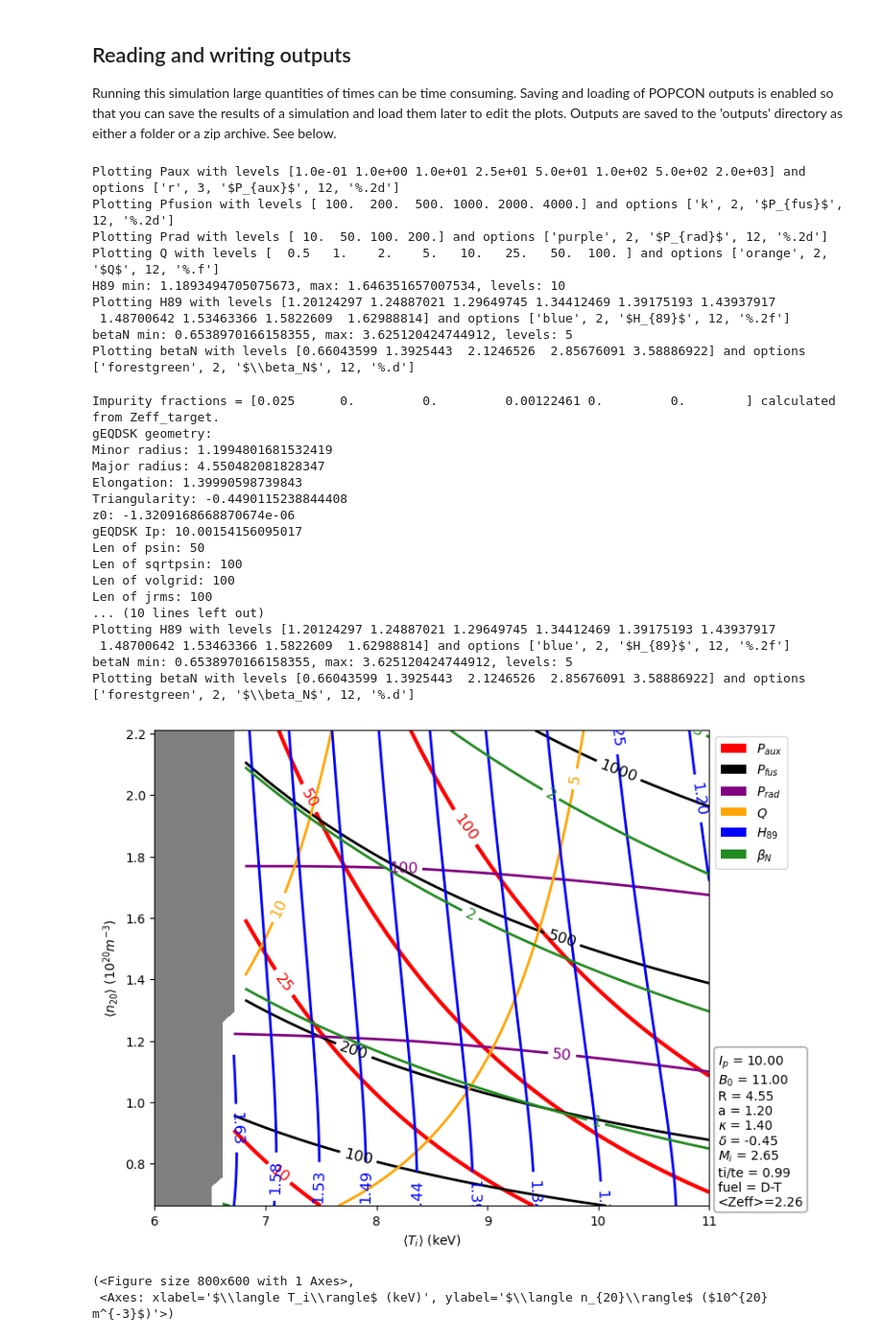
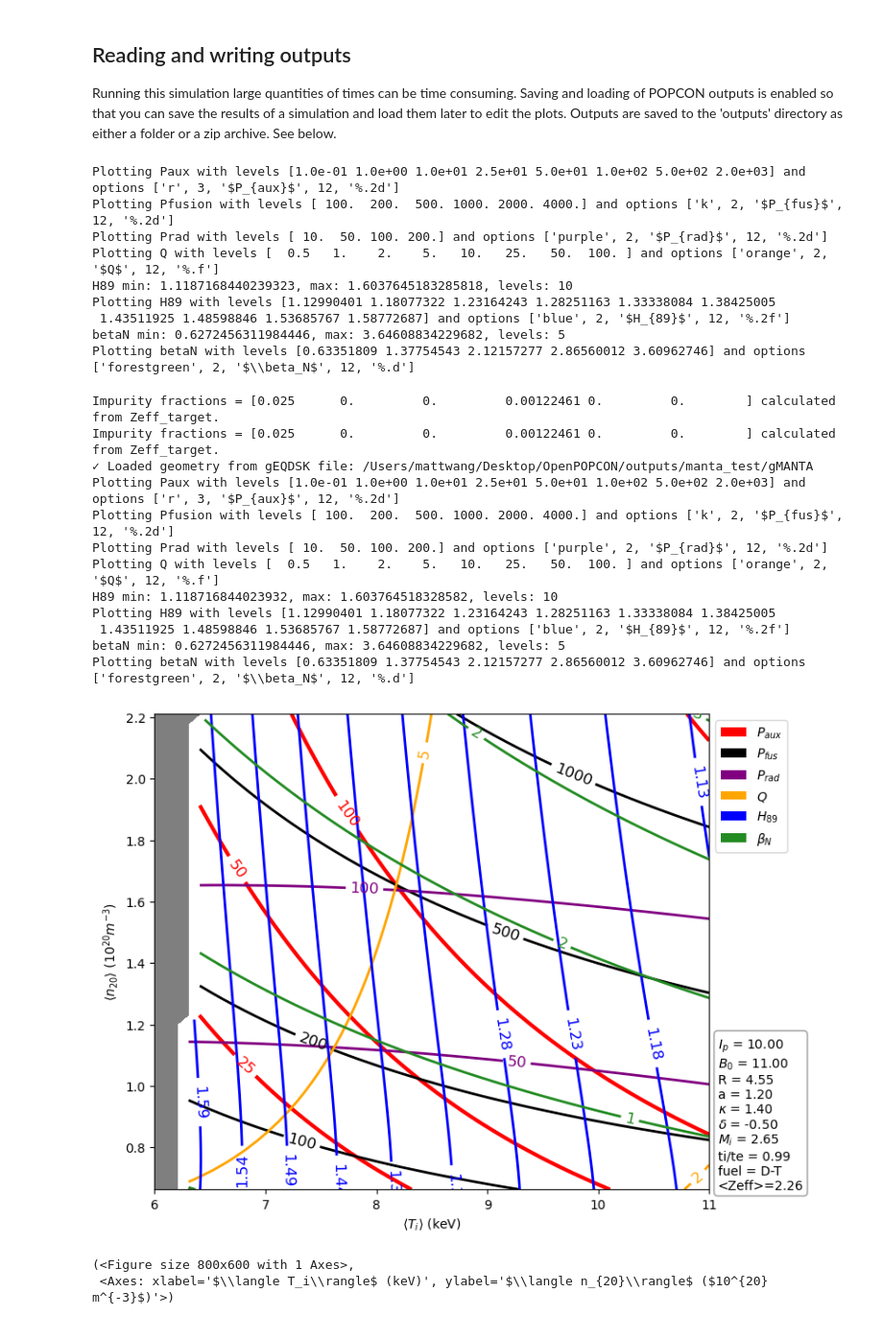
Before and after one commit to hansec/OpenPOPCON, a Jupyter notebook: resources/examples/MANTA/manta_ex.ipynb, the cells around one changed output. Shown at 96% size. Cells and saved outputs as stored; diff of their text form; code cells hidden in the pictures.

Commit message:
OpenPOPCON Stellarator implementation with Dr. Nelson

```diff
--- a/resources/examples/MANTA/manta_ex.ipynb
+++ b/resources/examples/MANTA/manta_ex.ipynb
@@ -120,39 +133,37 @@ betaN = 2.088
 
 Running this simulation large quantities of times can be time consuming. Saving and loading of POPCON outputs is enabled so that you can save the results of a simulation and load them later to edit the plots. Outputs are saved to the 'outputs' directory as either a folder or a zip archive. See below.
 # %%
-pc.write_output(name='test',archive=False,overwrite=True)
+pc.write_output(name='manta_test',archive=False,overwrite=True)
+# Had to build own output file underneath OpenPOPCON directory
 # %% [output]
 Plotting Paux with levels [1.0e-01 1.0e+00 1.0e+01 2.5e+01 5.0e+01 1.0e+02 5.0e+02 2.0e+03] and options ['r', 3, '$P_{aux}$', 12, '%.2d']
 Plotting Pfusion with levels [ 100.  200.  500. 1000. 2000. 4000.] and options ['k', 2, '$P_{fus}$', 12, '%.2d']
 Plotting Prad with levels [ 10.  50. 100. 200.] and options ['purple', 2, '$P_{rad}$', 12, '%.2d']
 Plotting Q with levels [  0.5   1.    2.    5.   10.   25.   50.  100. ] and options ['orange', 2, '$Q$', 12, '%.f']
-H89 min: 1.1893494705075673, max: 1.646351657007534, levels: 10
-Plotting H89 with levels [1.20124297 1.24887021 1.29649745 1.34412469 1.39175193 1.43937917
- 1.48700642 1.53463366 1.5822609  1.62988814] and options ['blue', 2, '$H_{89}$', 12, '%.2f']
-betaN min: 0.6538970166158355, max: 3.625120424744912, levels: 5
-Plotting betaN with levels [0.66043599 1.3925443  2.1246526  2.85676091 3.58886922] and options ['forestgreen', 2, '$\\beta_N$', 12, '%.d']
+H89 min: 1.1187168440239323, max: 1.6037645183285818, levels: 10
+Plotting H89 with levels [1.12990401 1.18077322 1.23164243 1.28251163 1.33338084 1.38425005
+ 1.43511925 1.48598846 1.53685767 1.58772687] and options ['blue', 2, '$H_{89}$', 12, '%.2f']
+betaN min: 0.6272456311984446, max: 3.64608834229682, levels: 5
+Plotting betaN with levels [0.63351809 1.37754543 2.12157277 2.86560012 3.60962746] and options ['forestgreen', 2, '$\\beta_N$', 12, '%.d']
 # %%
-pcread = op.POPCON()
-pcread.read_output('test')
+pcread = op.POPCON(settingsfile=settingsfile,
+                   plotsettingsfile=plotsettingsfile,
+                   scalinglawfile=scalinglawfile)
+pcread.read_output('manta_test')
 pcread.plot()
 # %% [output]
 Impurity fractions = [0.025      0.         0.         0.00122461 0.         0.        ] calculated from Zeff_target.
-gEQDSK geometry:
-Minor radius: 1.1994801681532419
-Major radius: 4.550482081828347
-Elongation: 1.39990598739843
-Triangularity: -0.4490115238844408
-z0: -1.3209168668870674e-06
-gEQDSK Ip: 10.00154156095017
-Len of psin: 50
-Len of sqrtpsin: 100
-Len of volgrid: 100
-Len of jrms: 100
-... (10 lines left out)
-Plotting H89 with levels [1.20124297 1.24887021 1.29649745 1.34412469 1.39175193 1.43937917
- 1.48700642 1.53463366 1.5822609  1.62988814] and options ['blue', 2, '$H_{89}$', 12, '%.2f']
-betaN min: 0.6538970166158355, max: 3.625120424744912, levels: 5
-Plotting betaN with levels [0.66043599 1.3925443  2.1246526  2.85676091 3.58886922] and options ['forestgreen', 2, '$\\beta_N$', 12, '%.d']
+Impurity fractions = [0.025      0.         0.         0.00122461 0.         0.        ] calculated from Zeff_target.
+✓ Loaded geometry from gEQDSK file: /Users/mattwang/Desktop/OpenPOPCON/outputs/manta_test/gMANTA
+Plotting Paux with levels [1.0e-01 1.0e+00 1.0e+01 2.5e+01 5.0e+01 1.0e+02 5.0e+02 2.0e+03] and options ['r', 3, '$P_{aux}$', 12, '%.2d']
+Plotting Pfusion with levels [ 100.  200.  500. 1000. 2000. 4000.] and options ['k', 2, '$P_{fus}$', 12, '%.2d']
+Plotting Prad with levels [ 10.  50. 100. 200.] and options ['purple', 2, '$P_{rad}$', 12, '%.2d']
+Plotting Q with levels [  0.5   1.    2.    5.   10.   25.   50.  100. ] and options ['orange', 2, '$Q$', 12, '%.f']
+H89 min: 1.118716844023932, max: 1.603764518328582, levels: 10
+Plotting H89 with levels [1.12990401 1.18077322 1.23164243 1.28251163 1.33338084 1.38425005
+ 1.43511925 1.48598846 1.53685767 1.58772687] and options ['blue', 2, '$H_{89}$', 12, '%.2f']
+betaN min: 0.6272456311984446, max: 3.64608834229682, levels: 5
+Plotting betaN with levels [0.63351809 1.37754543 2.12157277 2.86560012 3.60962746] and options ['forestgreen', 2, '$\\beta_N$', 12, '%.d']
-[figure, old version]
+[figure, new version]
 (<Figure size 800x600 with 1 Axes>,
  <Axes: xlabel='$\\langle T_i\\rangle$ (keV)', ylabel='$\\langle n_{20}\\rangle$ ($10^{20} m^{-3}$)'>)
```
Also changed, not shown: parts of 6 cells of this notebook, 20 other files.
